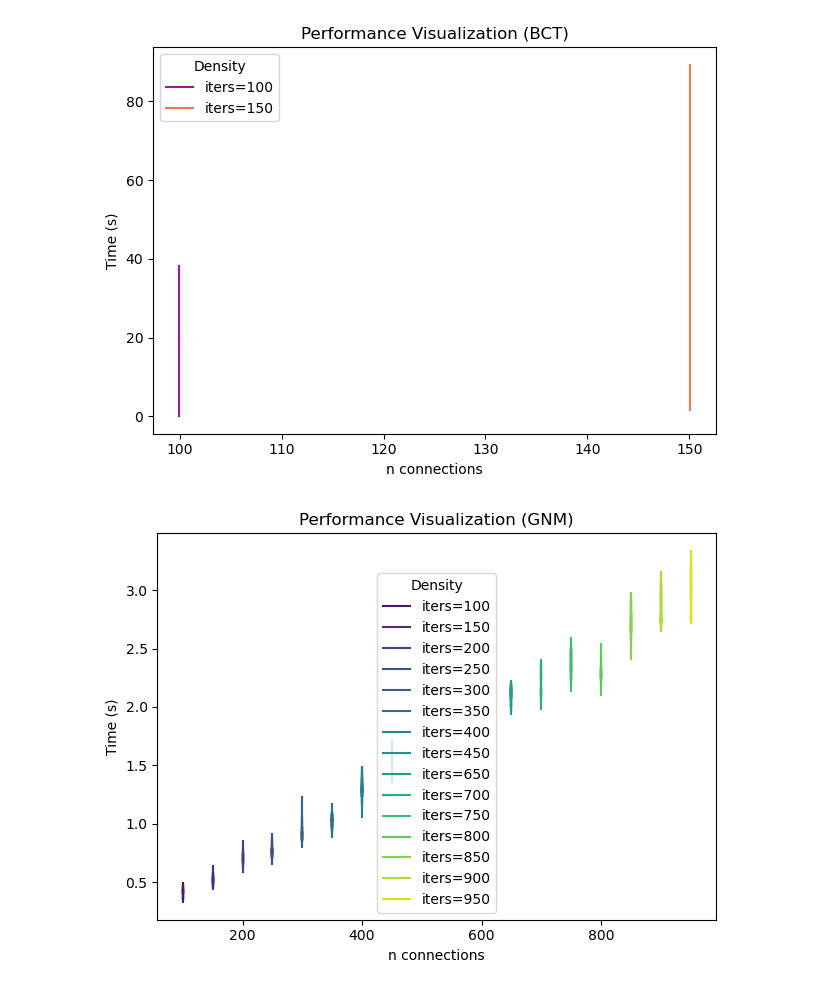
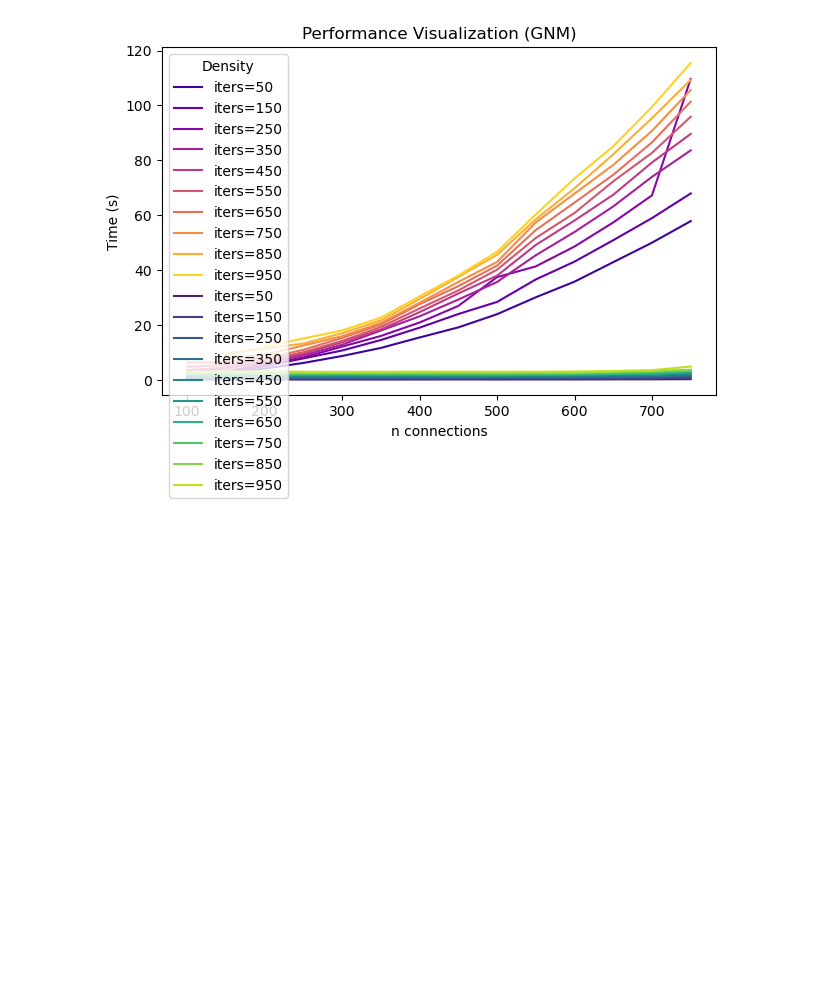
Before and after one commit to ad045/GenerativeNetworkModels, a Jupyter notebook: docs/examples/graph_model_performance.ipynb, the cells around one changed output. Cells and saved outputs as stored; diff of their text form; code cells hidden in the pictures; blank space fills up the shorter version.

```diff
--- a/docs/examples/graph_model_performance.ipynb
+++ b/docs/examples/graph_model_performance.ipynb
@@ -6,14 +6,19 @@ import matplotlib.pyplot as plt
 import seaborn as sns
 import random
 
-dir = "C:/Users/Will/Desktop/results/"
+# dir = "C:/Users/Will/Desktop/results/"
 
-a =  pd.read_csv(dir +'results_bct.csv')
-b = pd.read_csv(dir + 'results_bct_2.csv')
-c = pd.concat([a, b])
+# a =  pd.read_csv(dir +'results_bct.csv')
+# b = pd.read_csv(dir + 'results_bct_2.csv')
+# c = pd.concat([a, b])
 
 
-gnm = pd.concat([pd.read_csv('results_gnm_num.csv'), pd.read_csv('results_gnm_num_2.csv')])
-print(c)
-bct = pd.read_csv('results_bct_num.csv')
-gnm = gnm.loc[gnm['time_gnm'] < 4]
+# gnm = pd.concat([pd.read_csv('results_gnm_num.csv'), pd.read_csv('results_gnm_num_2.csv')])
+# print(c)
+# bct = pd.read_csv('results_bct_num.csv')
+# gnm = gnm.loc[gnm['time_gnm'] < 4]
+
+gnm = pd.read_csv('C:/Users/Will/Documents/projects/GenerativeNetworkModels/results_gnm_num_2.csv')
+bct = pd.read_csv('C:/Users/Will/Documents/projects/GenerativeNetworkModels/results_bct_num_2.csv')
+
+bct = bct.loc[bct['time_bct'] != 0]
@@ -35,34 +25,33 @@ gnm = gnm.loc[gnm['time_gnm'] < 4]
 # %%
 
 def visualize_performance(df, gnm_or_bct: Literal['gnm', 'bct']):
     #plt.figure(figsize=(8, 6))
     cmap_choice = {'gnm':'viridis',
                    'bct':'plasma'}
 
     palette = sns.color_palette(cmap_choice[gnm_or_bct], len(df['num_connections'].unique()))
 
     for i, d in enumerate(sorted(df['num_connections'].unique())):
         tmp_df = df[df['num_connections'] == d] + random.uniform(-0.1, 0.1)
 
-        plt.plot(tmp_df['num_connections'],
+        plt.plot(tmp_df['connectome_size'],
                  tmp_df[f'time_{gnm_or_bct}'],
                  label=f'iters={d}',
                  color=palette[i])
 
         #tmp_df[f'time_{gnm_or_bct}']
 
     plt.legend(title="Density")
     plt.xlabel("n connections")
     plt.ylabel("Time (s)")
     plt.title(f"Performance Visualization ({gnm_or_bct.upper()})")
 
 
 visualize_performance(bct, 'bct')
-plt.tight_layout()
-plt.show()
+# plt.tight_layout()
+# plt.show()
 visualize_performance(gnm, 'gnm')
 plt.tight_layout()
 plt.show()
 # %% [output]
-[figure, old version]
+[figure, new version]
-[figure, removed]
```
Also changed, not shown: parts of 5 cells of this notebook, 7 other files.
